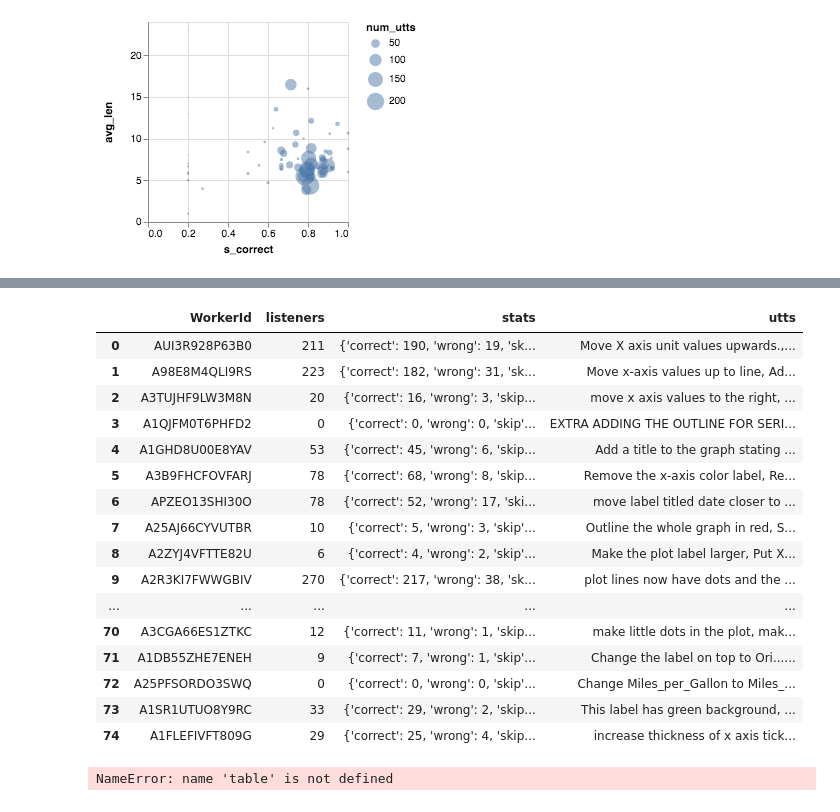
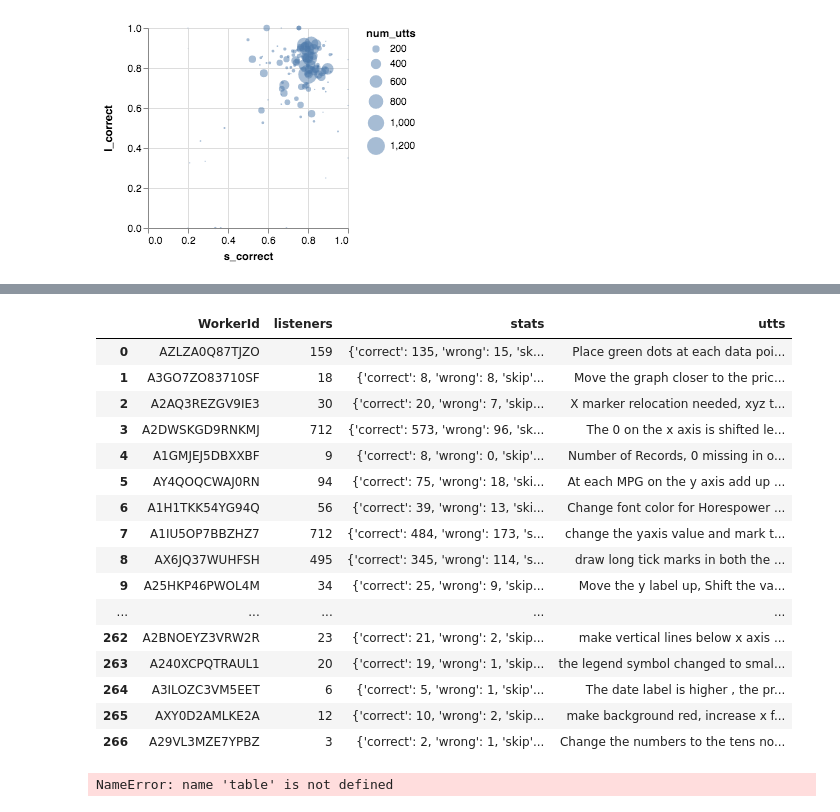
Before and after one commit to stanfordnlp/plot-data, a Jupyter notebook: stats.ipynb, the cells around one changed output, grey strips where cells are left out. Drawn from its saved outputs; the diff is of its cells as text; code cells hidden in the pictures.

Commit message:
0913 listener data, and processing code

```diff
--- a/stats.ipynb
+++ b/stats.ipynb
@@ -16,6 +16,8 @@ hits = [
 '2018-09-09_10-28-14', #6
 '2018-09-10_10-36-44', #7
 '2018-09-11_11-09-18',
+#'2018-09-12_11-04-34',
+'2018-09-13_12-06-31',
 ]
 base = 'hits/' + hits[8]
 def cd(file):
@@ -243,7 +303,7 @@ spec_list += [{
       "type": "quantitative"
     },
     "y": {
-      "field": "avg_len",
+      "field": "l_correct",
       "type": "quantitative"
     },
     "size": {
@@ -266,33 +326,33 @@ spec_list += [{
       "field": "s_correct",
       "type": "quantitative"
     },
     "y": {
       "field": "l_total",
       "type": "quantitative"
     },
     "size": {
         "field": "num_utts",
         "type": "quantitative"
     },
     "opacity": {"value": 0.5},
     "tooltip": {
         "field": "utts",
         "type": "nominal"
     }
   }
 }]
 
 chart = alt.VegaLite(spec_list[0])
 display(chart)
 
 for spec in spec_list:
     html = to_html(spec)
     name = spec['description']
     open(name + '.html', 'w').write(to_html(spec))
 
 corr = agg_table.corr()
 display(corr)
-# display(agg_table)
+display(agg_table)
 # %% [output]
-[figure, old version]
+[figure, new version]
 |  | avg_len | l_correct | l_skip | l_total | l_wrong | num_utts | s_correct | s_skip | s_total | s_wrong | ... |
@@ -314,20 +391,20 @@ display(ex_table)
 open('visualize.html', 'w').write(table.to_html())
 # %% [output]
 |  | WorkerId | listeners | stats | utts |
-| 0 | AUI3R928P63B0 | 211 | {'correct': 190, 'wrong': 19, 'sk... | Move X axis unit values upwards.,... |
-| 1 | A98E8M4QLI9RS | 223 | {'correct': 182, 'wrong': 31, 'sk... | Move x-axis values up to line, Ad... |
-| 2 | A3TUJHF9LW3M8N | 20 | {'correct': 16, 'wrong': 3, 'skip... | move x axis values to the right, ... |
-| 3 | A1QJFM0T6PHFD2 | 0 | {'correct': 0, 'wrong': 0, 'skip'... | EXTRA ADDING THE OUTLINE FOR SERI... |
-| 4 | A1GHD8U00E8YAV | 53 | {'correct': 45, 'wrong': 6, 'skip... | Add a title to the graph stating ... |
-| 5 | A3B9FHCFOVFARJ | 78 | {'correct': 68, 'wrong': 8, 'skip... | Remove the x-axis color label, Re... |
-| 6 | APZEO13SHI30O | 78 | {'correct': 52, 'wrong': 17, 'ski... | move label titled date closer to ... |
-| 7 | A25AJ66CYVUTBR | 10 | {'correct': 5, 'wrong': 3, 'skip'... | Outline the whole graph in red, S... |
-| 8 | A2ZYJ4VFTTE82U | 6 | {'correct': 4, 'wrong': 2, 'skip'... | Make the plot label larger, Put X... |
-| 9 | A2R3KI7FWWGBIV | 270 | {'correct': 217, 'wrong': 38, 'sk... | plot lines now have dots and the ... |
+| 0 | AZLZA0Q87TJZO | 159 | {'correct': 135, 'wrong': 15, 'sk... | Place green dots at each data poi... |
+| 1 | A3GO7ZO83710SF | 18 | {'correct': 8, 'wrong': 8, 'skip'... | Move the graph closer to the pric... |
+| 2 | A2AQ3REZGV9IE3 | 30 | {'correct': 20, 'wrong': 7, 'skip... | X marker relocation needed, xyz t... |
+| 3 | A2DWSKGD9RNKMJ | 712 | {'correct': 573, 'wrong': 96, 'sk... | The 0 on the x axis is shifted le... |
+| 4 | A1GMJEJ5DBXXBF | 9 | {'correct': 8, 'wrong': 0, 'skip'... | Number of Records, 0 missing in o... |
+| 5 | AY4QOQCWAJ0RN | 94 | {'correct': 75, 'wrong': 18, 'ski... | At each MPG on the y axis add up ... |
+| 6 | A1H1TKK54YG94Q | 56 | {'correct': 39, 'wrong': 13, 'ski... | Change font color for Horespower ... |
+| 7 | A1IU5OP7BBZHZ7 | 712 | {'correct': 484, 'wrong': 173, 's... | change the yaxis value and mark t... |
+| 8 | AX6JQ37WUHFSH | 495 | {'correct': 345, 'wrong': 114, 's... | draw long tick marks in both the ... |
+| 9 | A25HKP46PWOL4M | 34 | {'correct': 25, 'wrong': 9, 'skip... | Move the y label up, Shift the va... |
 | ... | ... | ... | ... | ... |
-| 70 | A3CGA66ES1ZTKC | 12 | {'correct': 11, 'wrong': 1, 'skip... | make little dots in the plot, mak... |
-| 71 | A1DB55ZHE7ENEH | 9 | {'correct': 7, 'wrong': 1, 'skip'... | Change the label on top to Ori...... |
-| 72 | A25PFSORDO3SWQ | 0 | {'correct': 0, 'wrong': 0, 'skip'... | Change Miles_per_Gallon to Miles_... |
-| 73 | A1SR1UTUO8Y9RC | 33 | {'correct': 29, 'wrong': 2, 'skip... | This label has green background, ... |
-| 74 | A1FLEFIVFT809G | 29 | {'correct': 25, 'wrong': 4, 'skip... | increase thickness of x axis tick... |
+| 262 | A2BNOEYZ3VRW2R | 23 | {'correct': 21, 'wrong': 2, 'skip... | make vertical lines below x axis ... |
+| 263 | A240XCPQTRAUL1 | 20 | {'correct': 19, 'wrong': 1, 'skip... | the legend symbol changed to smal... |
+| 264 | A3ILOZC3VM5EET | 6 | {'correct': 5, 'wrong': 1, 'skip'... | The date label is higher , the pr... |
+| 265 | AXY0D2AMLKE2A | 12 | {'correct': 10, 'wrong': 2, 'skip... | make background red, increase x f... |
+| 266 | A29VL3MZE7YPBZ | 3 | {'correct': 2, 'wrong': 1, 'skip'... | Change the numbers to the tens no... |
 NameError: name 'table' is not defined
```
Also changed, not shown: parts of 5 cells of this notebook, 4 other files.
